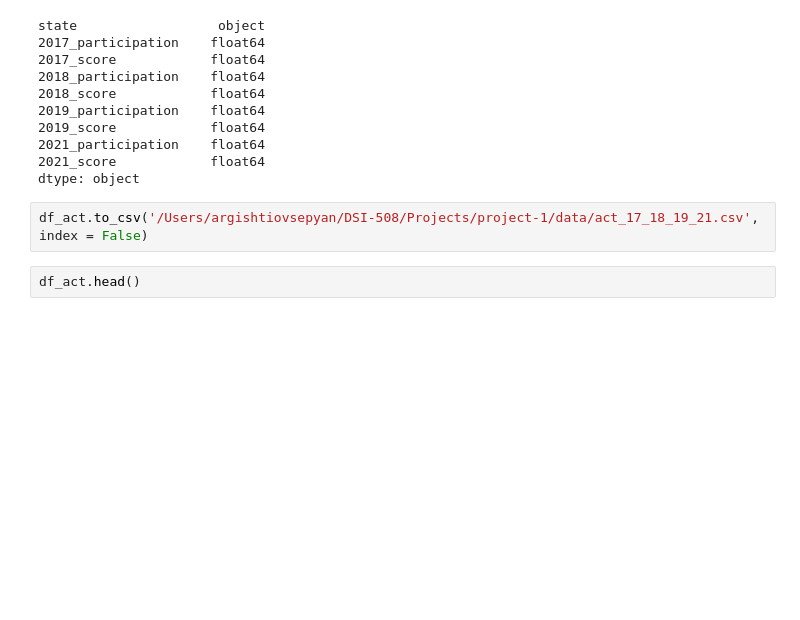
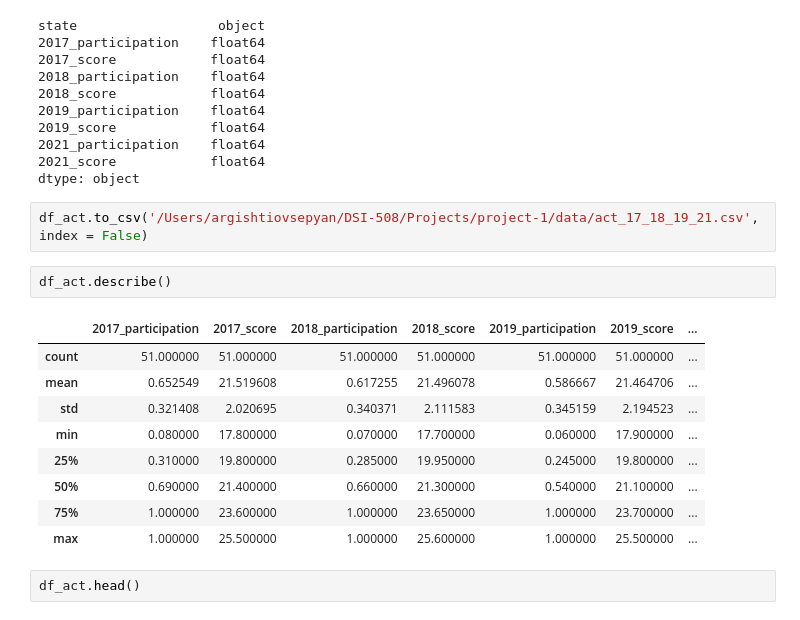
Before and after one commit to argishtiovsepyan/Standardized_Test_Analysis, a Jupyter notebook: code/argishti_project_1.ipynb, the cells around one changed output. Cells and saved outputs as stored; diff of their text form; blank space fills up the shorter version.

```diff
--- a/code/argishti_project_1.ipynb
+++ b/code/argishti_project_1.ipynb
@@ -341,6 +329,18 @@ state                  object
 dtype: object
 # %%
 df_act.to_csv('/Users/argishtiovsepyan/DSI-508/Projects/project-1/data/act_17_18_19_21.csv', index = False)
+# %%
+df_act.describe()
+# %% [output]
+|  | 2017_participation | 2017_score | 2018_participation | 2018_score | 2019_participation | 2019_score | ... |
+| count | 51.000000 | 51.000000 | 51.000000 | 51.000000 | 51.000000 | 51.000000 | ... |
+| mean | 0.652549 | 21.519608 | 0.617255 | 21.496078 | 0.586667 | 21.464706 | ... |
+| std | 0.321408 | 2.020695 | 0.340371 | 2.111583 | 0.345159 | 2.194523 | ... |
+| min | 0.080000 | 17.800000 | 0.070000 | 17.700000 | 0.060000 | 17.900000 | ... |
+| 25% | 0.310000 | 19.800000 | 0.285000 | 19.950000 | 0.245000 | 19.800000 | ... |
+| 50% | 0.690000 | 21.400000 | 0.660000 | 21.300000 | 0.540000 | 21.100000 | ... |
+| 75% | 1.000000 | 23.600000 | 1.000000 | 23.650000 | 1.000000 | 23.700000 | ... |
+| max | 1.000000 | 25.500000 | 1.000000 | 25.600000 | 1.000000 | 25.500000 | ... |
 # %%
 df_act.head()
 # %% [output]
```
Also changed, not shown: parts of 11 cells of this notebook.
